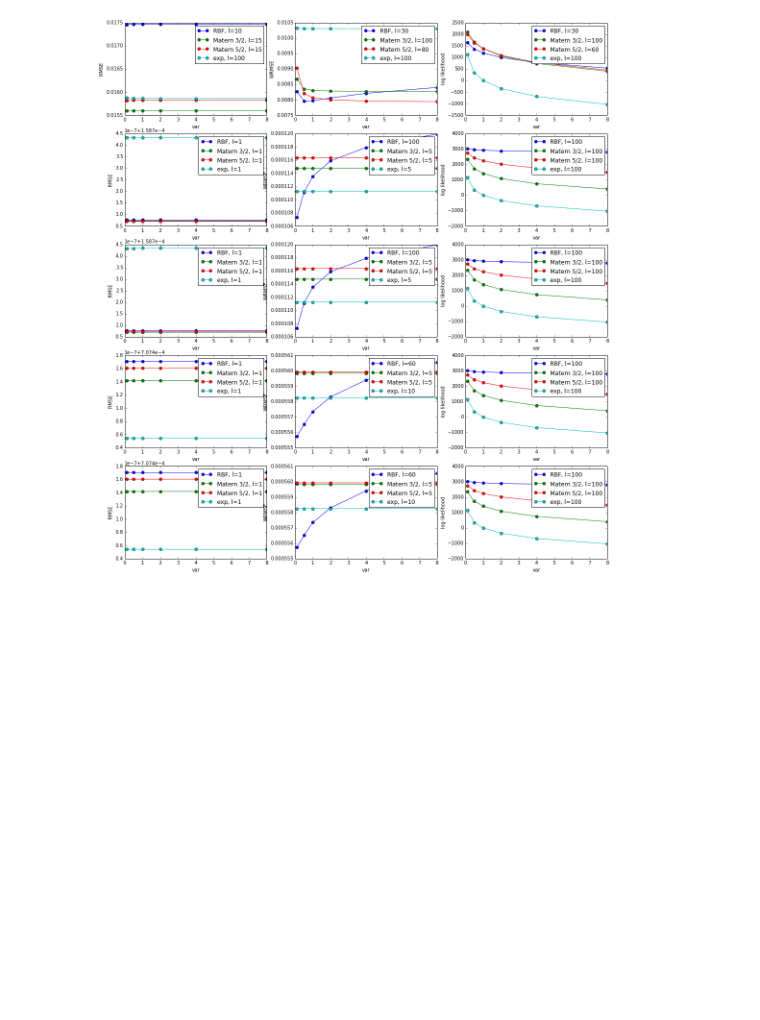
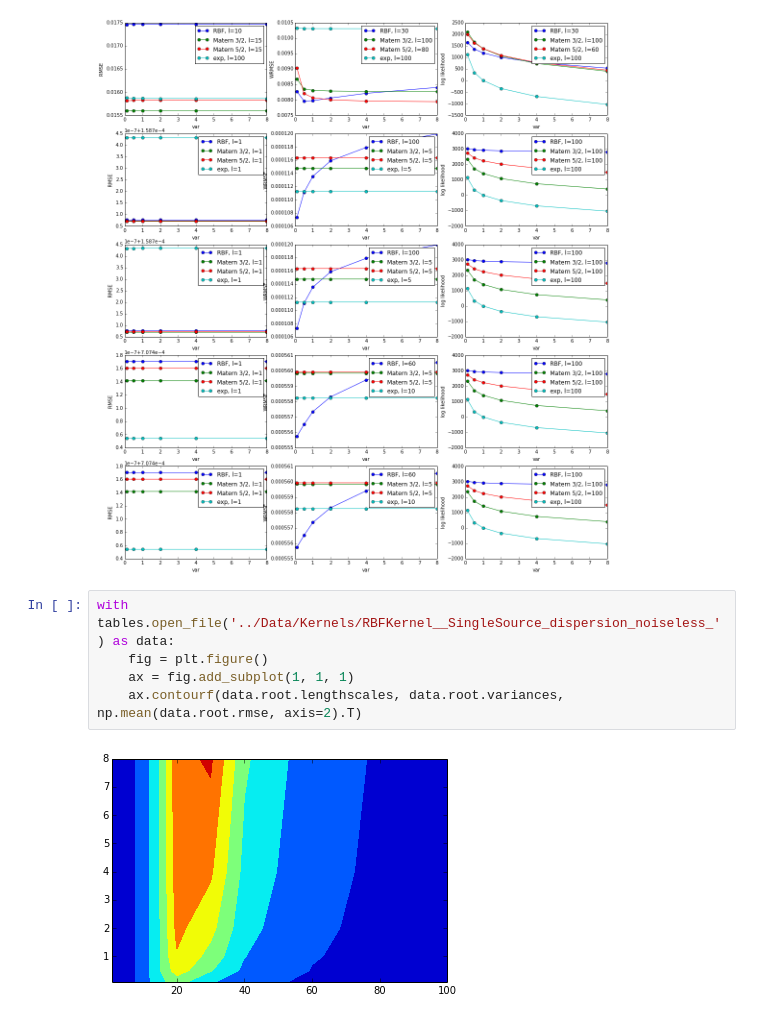
Before and after one commit to jgosmann/plume, a Jupyter notebook: notebooks/Kernels.ipynb, the cells around one changed output. Saved outputs shown, nothing was run; the diff lists cells and outputs as text; blank space fills up the shorter version.

Commit message:
Further kernel plots.

```diff
--- a/notebooks/Kernels.ipynb
+++ b/notebooks/Kernels.ipynb
@@ -82,3 +82,10 @@ for i, (scenario, error_type) in enumerate(itertools.product(scenarios, error_ty
         ax.legend()
 # %% [output]
 [figure]
+# %%
+with tables.open_file('../Data/Kernels/RBFKernel__SingleSource_dispersion_noiseless_') as data:
+    fig = plt.figure()
+    ax = fig.add_subplot(1, 1, 1)
+    ax.contourf(data.root.lengthscales, data.root.variances, np.mean(data.root.rmse, axis=2).T)
+# %% [output]
+[figure, added]
```
